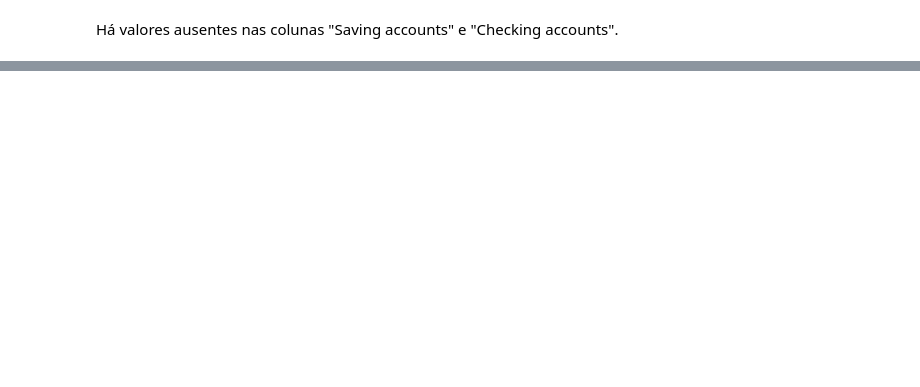
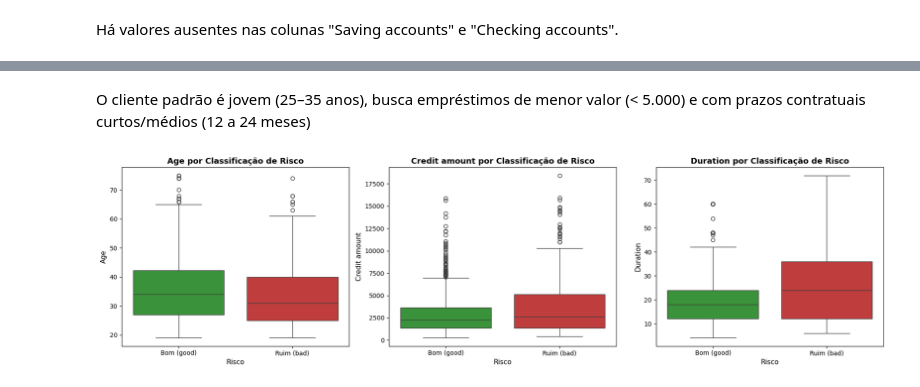
Before and after one commit to VincTorres/Credit_Risk, a Jupyter notebook: notebooks/01_EDA.ipynb, the cells around one changed output, grey strips where cells are left out. Cells and saved outputs as stored; diff of their text form; code cells hidden in the pictures; blank space fills up the shorter version.

```diff
--- a/notebooks/01_EDA.ipynb
+++ b/notebooks/01_EDA.ipynb
@@ -79,0 +165,29 @@ job - Mesmo armazenada como número, ela é uma variável categórica ordinal.
+# %% [markdown]
+O cliente padrão é jovem (25–35 anos), busca empréstimos de menor valor (< 5.000) e com prazos contratuais curtos/médios (12 a 24 meses)
+# %%
+import matplotlib.pyplot as plt
+import seaborn as sns
+
+fig, axes = plt.subplots(1, 3, figsize=(18, 5))
+
+for i, col in enumerate(numeric_cols):
+    sns.boxplot(
+        data=df,
+        x='Risk',
+        y=col,
+        hue='Risk',
+        order=['good', 'bad'],
+        palette={'good': '#2ca02c', 'bad': '#d62728'},
+        legend=False,
+        ax=axes[i]
+    )
+    axes[i].set_title(f'{col} por Classificação de Risco', fontsize=13, fontweight='bold')
+    axes[i].set_xlabel('Risco', fontsize=11)
+    axes[i].set_xticks([0, 1])
+    axes[i].set_xticklabels(['Bom (good)', 'Ruim (bad)'])
+    axes[i].set_ylabel(col, fontsize=11)
+
+plt.tight_layout()
+plt.show()
+# %% [output]
+[figure, added]
```
Also changed, not shown: parts of 61 cells of this notebook, 10 other files.
